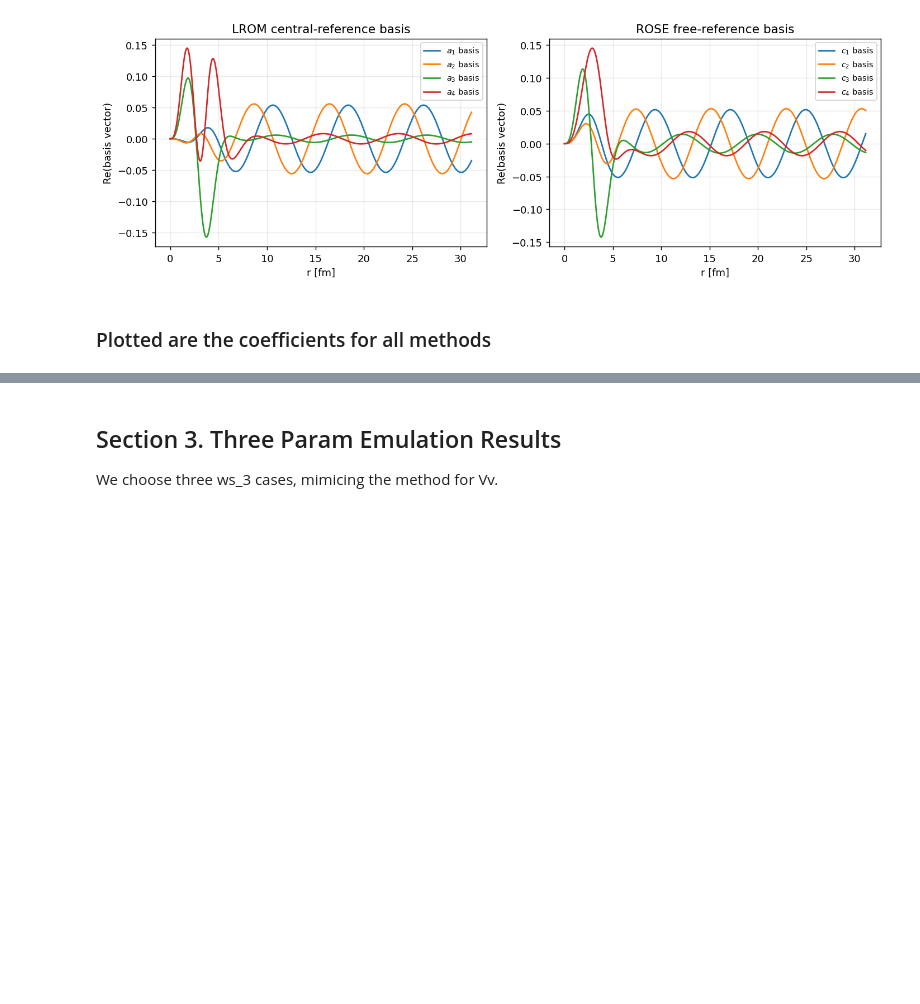
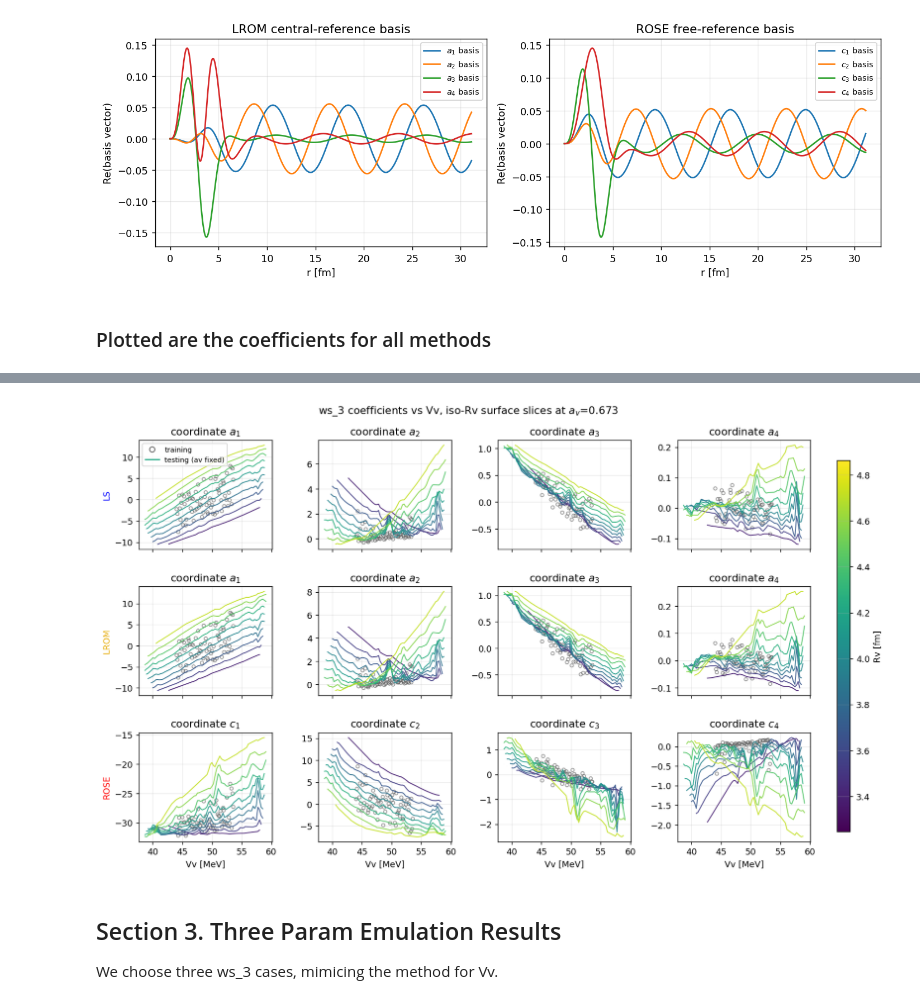
Before and after one commit to nitrogen5052/Learning-Reduced-Order-Models, a Jupyter notebook: notebooks/01_rbm_vs_lrom_single_wavefunction.ipynb, the cells around one changed output, grey strips where cells are left out. Drawn from its saved outputs; the diff is of its cells as text; code cells hidden in the pictures; blank space fills up the shorter version.

```diff
--- a/notebooks/01_rbm_vs_lrom_single_wavefunction.ipynb
+++ b/notebooks/01_rbm_vs_lrom_single_wavefunction.ipynb
@@ -824,3 +447,68 @@ plt.show()
+# %%
+import numpy as np
+import matplotlib.pyplot as plt
+from matplotlib.lines import Line2D
+from scipy.interpolate import LinearNDInterpolator
+
+ws3_coordinate_data = {
+    "LS":   {"training": ws3_ls_train_coefficients,
+             "testing":  ws3_ls_coefficients,   "symbol": "a", "color": METHOD_COLORS["ls"]},
+    "LROM": {"training": np.asarray(ws3_emulator.training_results.coefficients["lrom"][0]),
+             "testing":  np.asarray(ws3_emulator.testing_results.coefficients["lrom"][0]),
+             "symbol": "a", "color": METHOD_COLORS["lrom"]},
+    "ROSE": {"training": ws3_rose_train_coefficients,
+             "testing":  ws3_rose_coefficients, "symbol": "c", "color": METHOD_COLORS["rose"]},
+}
+
+# Surface a(Vv, Rv, av): fix av at center, trace iso-Rv lines across Vv.
+cmap = plt.cm.viridis
+params = ws3_test_rows[:, :3]                      # columns: Vv, Rv, av
+av_fixed = np.median(ws3_test_rows[:, 2])
+
+n_lines = 12
+vv_grid = np.linspace(ws3_test_rows[:, 0].min(), ws3_test_rows[:, 0].max(), 80)
+rv_lines = np.linspace(ws3_test_rows[:, 1].min(), ws3_test_rows[:, 1].max(), n_lines)
+ws3_rv_norm = plt.Normalize(rv_lines.min(), rv_lines.max())
+
+fig, axes = plt.subplots(3, BASIS_SIZE, figsize=(14.0, 8.0), sharex="col")
+for row_index, (method, data) in enumerate(ws3_coordinate_data.items()):
+    for coordinate_index in range(BASIS_SIZE):
+        ax = axes[row_index, coordinate_index]
+        values = np.real(data["testing"][:, coordinate_index])
+        interp = LinearNDInterpolator(params, values)   # smooth surface fit
+
+        for rv in rv_lines:
+            query = np.column_stack([vv_grid, np.full_like(vv_grid, rv),
+                                     np.full_like(vv_grid, av_fixed)])
+            y = interp(query)                            # NaN outside the data hull -> gaps
+            ax.plot(vv_grid, y, color=cmap(ws3_rv_norm(rv)), linewidth=1.1, alpha=0.9)
+
+        ax.scatter(
+            ws3_train_rows[:, 0], np.real(data["training"][:, coordinate_index]),
+            s=14, marker="o", facecolors="none", edgecolors="0.35", alpha=0.6,
+        )
+        ax.set_title(fr"coordinate ${data['symbol']}_{{{coordinate_index + 1}}}$")
+        if coordinate_index == 0:
+            ax.set_ylabel(method, color=data["color"])
+        if row_index == 2:
+            ax.set_xlabel("Vv [MeV]")
+
+axes[0, 0].legend(
+    handles=[
+        Line2D([0], [0], marker="o", linestyle="none",
+               markerfacecolor="none", markeredgecolor="0.35", label="training"),
+        Line2D([0], [0], color=cmap(0.6), linewidth=1.5, label="testing (av fixed)"),
+    ],
+    fontsize=8,
+)
+
+fig.subplots_adjust(top=0.91, right=0.89, hspace=0.34, wspace=0.35)
+cbar_ax = fig.add_axes([0.92, 0.13, 0.015, 0.74])
+fig.colorbar(plt.cm.ScalarMappable(norm=ws3_rv_norm, cmap=cmap), cax=cbar_ax, label="Rv [fm]")
+fig.suptitle(fr"ws_3 coefficients vs Vv, iso-Rv surface slices at $a_v$={av_fixed:.3f}")
+plt.show()
+# %% [output]
+[figure, added]
 # %% [markdown]
 ## Section 3. Three Param Emulation Results
 
```
Also changed, not shown: parts of 28 cells of this notebook.
